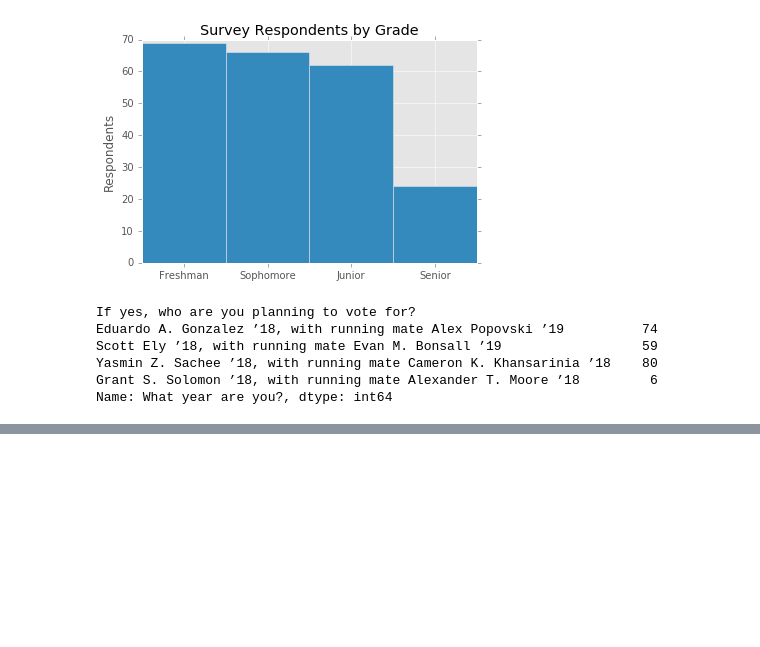
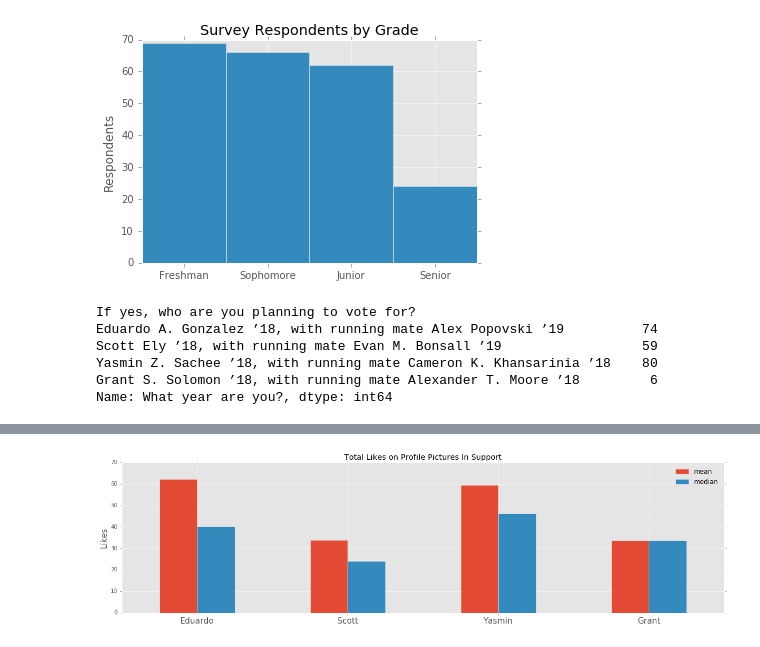
Before and after one commit to HarvardOpenData/sixteenthirtysix, a Jupyter notebook: Data Analysis.ipynb, the cells around one changed output, grey strips where cells are left out. Saved outputs shown, nothing was run; the diff lists cells and outputs as text; code cells hidden in the pictures; blank space fills up the shorter version.

```diff
--- a/Data Analysis.ipynb
+++ b/Data Analysis.ipynb
@@ -80,0 +95,14 @@ for year in years:
+# %%
+# Average number of likes
+average = pd.DataFrame()
+average['mean'] = [62.08823529, 33.7, 59.48529412, 33.5]
+average['median'] = [40, 24, 46, 33.5]
+# %%
+average.plot.bar(figsize = (20, 5))
+plt.title("Total Likes on Profile Pictures In Support")
+plt.xticks(np.arange(0, 4), candidates_short, rotation = 0)
+plt.ylabel('Likes', fontsize = 15)
+plt.xticks(fontsize = 15)
+plt.show()
+# %% [output]
+[figure, added]
```
Also changed, not shown: parts of 9 cells of this notebook.
